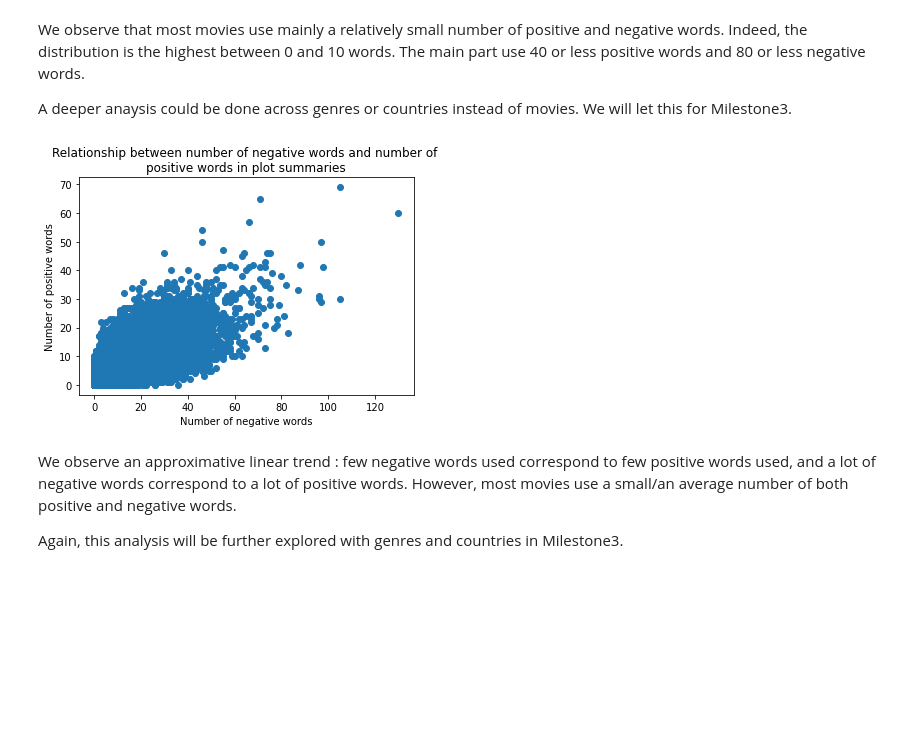
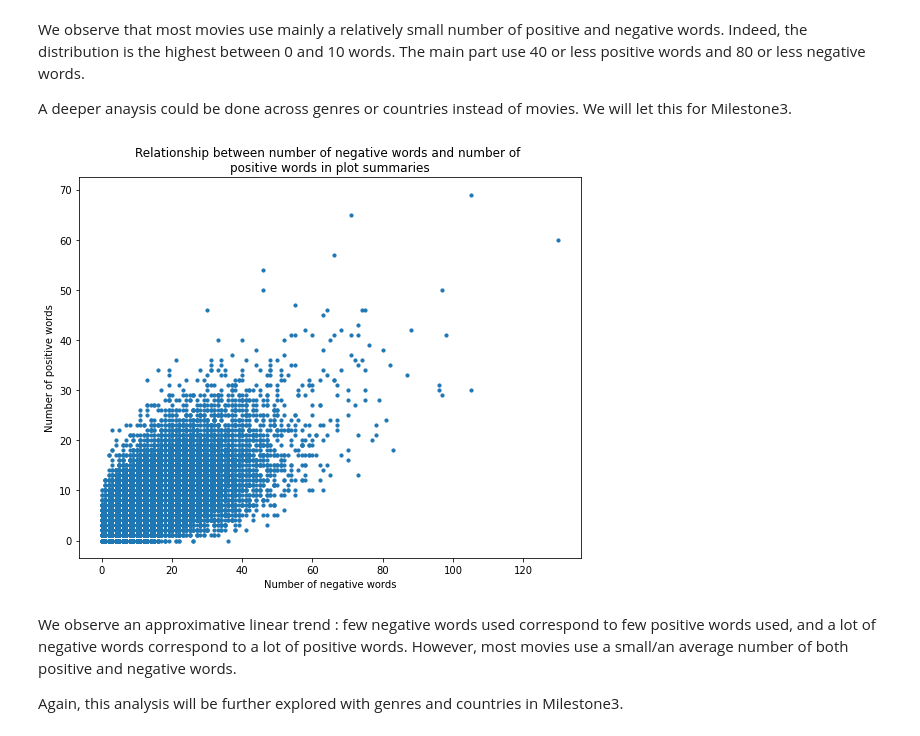
Before and after one commit to salome-baup/ada-2022-project-adaccord, a Jupyter notebook: Milestone2.ipynb, the cells around one changed output. Saved outputs shown, nothing was run; the diff lists cells and outputs as text; code cells hidden in the pictures; blank space fills up the shorter version.

```diff
--- a/Milestone2.ipynb
+++ b/Milestone2.ipynb
@@ -1170,13 +1178,14 @@ We observe that most movies use mainly a relatively small number of positive and
 
 A deeper anaysis could be done across genres or countries instead of movies. We will let this for Milestone3.
 # %%
-plt.scatter(movies.plot_num_negative, movies.plot_num_positive)
+plt.figure(figsize=(9,7))
+plt.scatter(movies.plot_num_negative, movies.plot_num_positive, s=10)
 plt.title('Relationship between number of negative words and number of \npositive words in plot summaries')
 plt.xlabel('Number of negative words')
 plt.ylabel('Number of positive words')
 plt.show()
 # %% [output]
-[figure, old version]
+[figure, new version]
 # %% [markdown]
 We observe an approximative linear trend : few negative words used correspond to few positive words used, and a lot of negative words correspond to a lot of positive words. However, most movies use a small/an average number of both positive and negative words.
 
```
Also changed, not shown: parts of 31 cells of this notebook.
